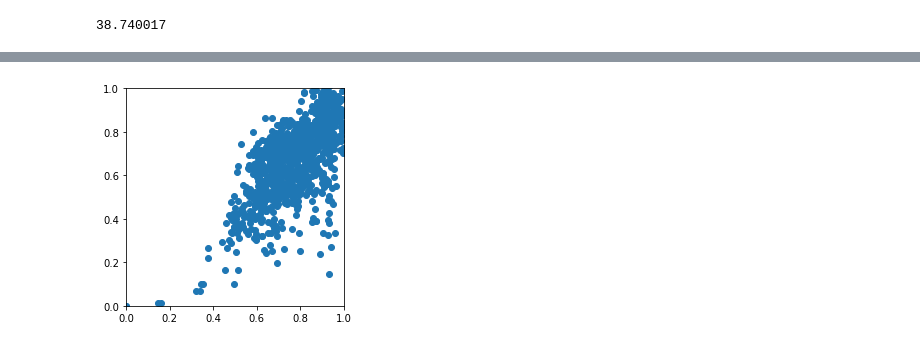
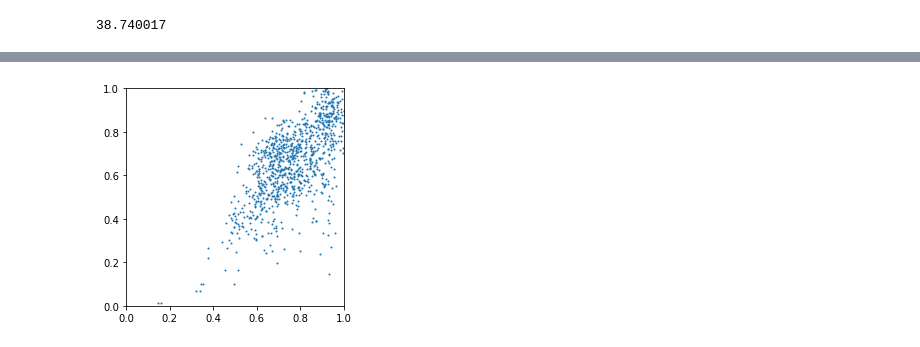
Before and after one commit to JeterHwang/guide-tree, a Jupyter notebook: guideTree-python/visualize.ipynb, the cells around one changed output, grey strips where cells are left out. Drawn from its saved outputs; the diff is of its cells as text; code cells hidden in the pictures.

```diff
--- a/guideTree-python/visualize.ipynb
+++ b/guideTree-python/visualize.ipynb
@@ -158,12 +173,12 @@ plt.show()
 # %%
 predicted = np.load('./ckpt/lstm/predicted-15.npy')
 ground = np.load('./ckpt/lstm/ground-15.npy')
 fig = plt.figure()
 ax = fig.add_subplot(111)
-plt.scatter(predicted, ground)
+plt.scatter(predicted, ground, s=1)
 plt.xlim(0,1)
 plt.ylim(0,1)
 ax.set_aspect('equal', adjustable='box')
 plt.show()
 # %% [output]
-[figure, old version]
+[figure, new version]
```
Also changed, not shown: parts of 5 cells of this notebook, 7 other files.
